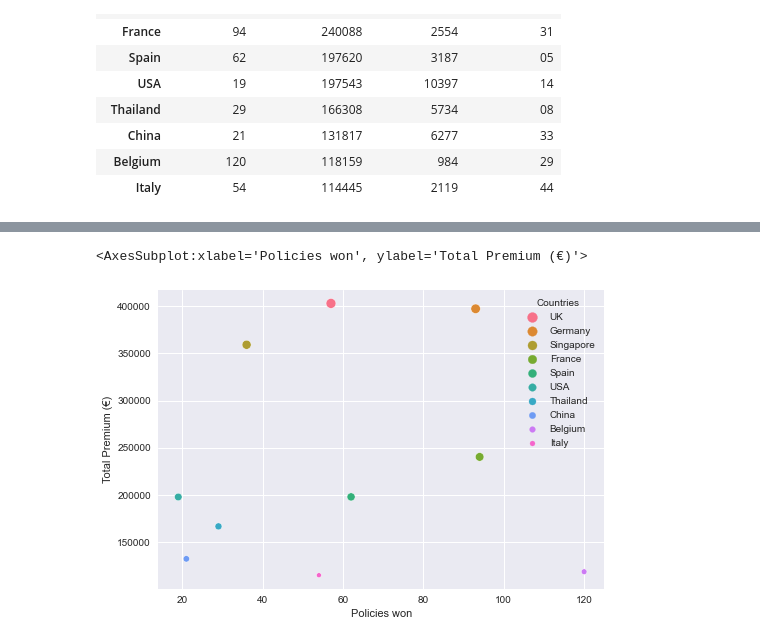
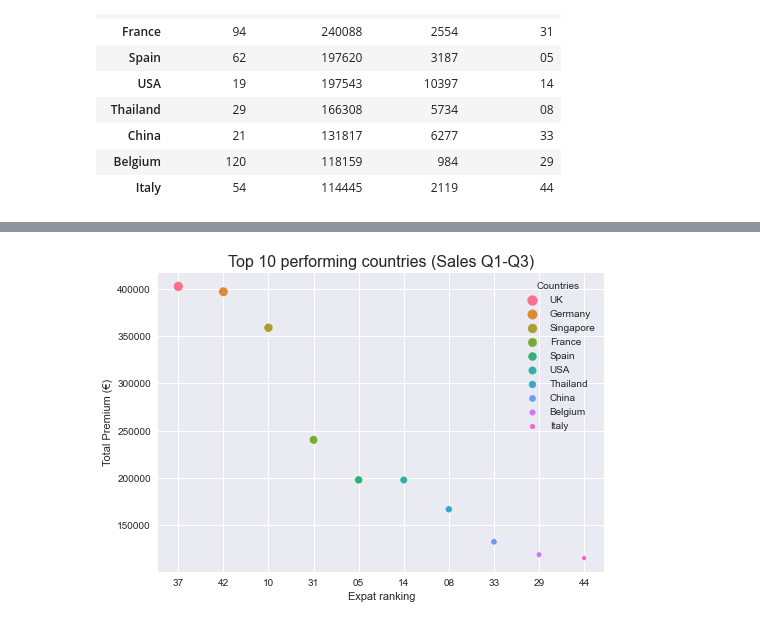
Before and after one commit to CibeleBlake/UCDPA_CibeleHaas, a Jupyter notebook: Cibele_Proj22.ipynb, the cells around one changed output, grey strips where cells are left out. Cells and saved outputs as stored; diff of their text form; code cells hidden in the pictures.

```diff
--- a/Cibele_Proj22.ipynb
+++ b/Cibele_Proj22.ipynb
@@ -24,13 +29,9 @@ HSpcap
 | 180 | Madagascar | 19.85 | 181 | 2000 - 2019 |
 181 rows × 4 columns
 # %%
-import pandas as pd
-import numpy as np
-import seaborn as sns
-import matplotlib.pyplot as plt
-plt.style.use('seaborn')
+#I'm importing a csv file contaning all data regarding individual policy sales performed between Jan and Sep 2022. For the purpose of this research all personal details such as names and date of birth have been removed prior to importing this file.
+
 fs22_sales = pd.read_csv('/Users/eoin/Downloads/IndividualSalesReport_2022.csv')
-fs22_sales.set_index('Sales Region Country')
 fs22grouped = fs22_sales.groupby("Sales Region Country").sum()
 fs22sorted = fs22grouped.sort_values("Premium (converted)", ascending=False)
 fs22filtered = fs22sorted.drop(columns=["Premium"])
@@ -124,8 +93,0 @@ Q1_Q2renamed.set_index('Countries').head(10)
-# %%
-import pandas as pd
-import numpy as np
-import seaborn as sns
-import matplotlib.pyplot as plt
-plt.style.use('seaborn')
-fs22_sales = pd.read_csv('/Users/eoin/Downloads/IndividualSalesReport_2022.csv')
-sns.lineplot(data=fs22_sales, x='Sale date', y='Premium (converted)')
@@ -151,5 +147,11 @@ sns.barplot(data=fs22_sales, y='Premium (converted)', x='Sale date')
 # %%
-SalesQ1_Q2 = fs22complete.merge(Top_Countries, left_on='Sales Region Country', right_on='country')
-SalesQ1_Q2.sort_values("Expat_ranking", ascending=True)
-SalesQ1_Q2.groupby('country').mean()['Total Premium (€)'].plot.bar()
+
+SalesQ1_Q3 = fs22complete.merge(Top_Countries, left_on='Sales Region Country', right_on='country')
+TopSalesQ1_Q3 = SalesQ1_Q3.head(10)
+TSQ1_Q3_sorted = TopSalesQ1_Q3.sort_values('Total Premium (€)', ascending=False)
+plt.bar('country', 'Total Premium (€)',data=TSQ1_Q3_sorted)
+plt.ylabel("Total Premium (€)", size=15)
+plt.title("Top 10 performing countries Q1-Q3", size=18)
+plt.savefig('TopPerfCountries.png')
+plt.show()
 # %% [output]
@@ -158,10 +159,8 @@ SalesQ1_Q2.groupby('country').mean()['Total Premium (€)'].plot.bar()
 # %%
-# I want to see how many policies we sold (Policies won) and what was the total premium for each of the top 10 expat destinations.
+# I want to see how many policies we sold (Policies won) and what was the total premium for each of the top 10 performing countries.
 
-Q1_Q2ERadd = fs22complete.merge(Top_Countries, left_on='Sales Region Country', right_on='country')
-Q1_Q2sorted = Q1_Q2ERadd.sort_values("Total Premium (€)", ascending=False)
-Q1_Q2renamed = Q1_Q2sorted.rename(columns={'country': 'Countries'})
-Q1_Q3topsales = Q1_Q2renamed.set_index('Countries').head(10)
+TSQ1_Q3_sorted = TopSalesQ1_Q3.rename(columns={'country': 'Countries'})
+Q1_Q3topsales = TSQ1_Q3_sorted.set_index('Countries').head(10)
 Q1_Q3topsales
 # %% [output]
 |  | Policies won | Total Premium (€) | Prem_average | Expat_ranking |
@@ -179,5 +198,10 @@ Q1_Q3topsales
 # %%
-sns.scatterplot(x='Policies won',y='Total Premium (€)', data=Q1_Q3topsales, hue='Countries', size='Countries')
+# I want to make a comparison between sales on top 10 performing countries and their corresponding Expat ranking versus the sales on top 10 prefered expat countries.
+
+sns.scatterplot(x='Expat_ranking',y='Total Premium (€)', data=Q1_Q3topsales, hue='Countries', size='Countries')
+plt.title("Top 10 performing countries (Sales Q1-Q3)", size=16)
+plt.xlabel("Expat ranking")
+plt.savefig('Top10perform.png')
+plt.show()
 # %% [output]
-<AxesSubplot:xlabel='Policies won', ylabel='Total Premium (€)'>
-[figure, old version]
+[figure, new version]
```
Also changed, not shown: parts of 14 cells of this notebook.
